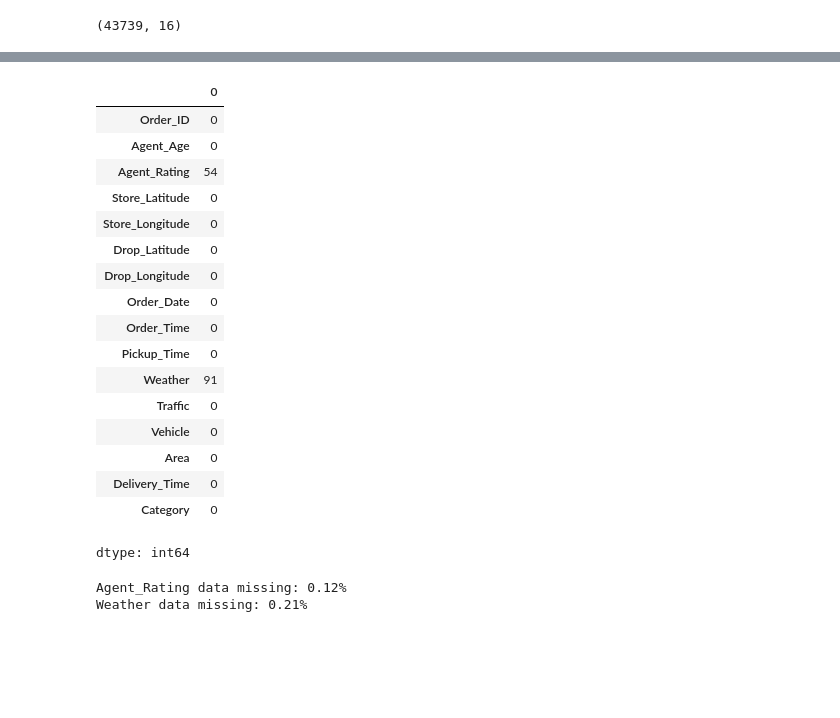
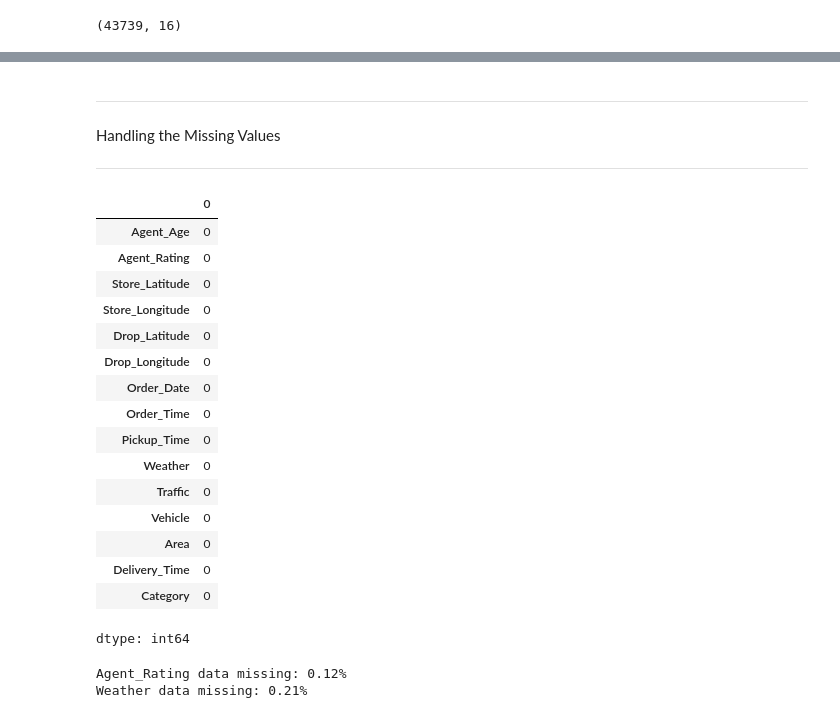
Before and after one commit to RitikDevnani/Amazon-Delivery-Time-Prediction, a Jupyter notebook: Code/for_data.ipynb, the cells around one changed output, grey strips where cells are left out. Saved outputs shown, nothing was run; the diff lists cells and outputs as text; code cells hidden in the pictures; blank space fills up the shorter version.

```diff
--- a/Code/for_data.ipynb
+++ b/Code/for_data.ipynb
@@ -74,10 +74,14 @@ dtype: int64
+# %% [markdown]
+**********
+Handling the Missing Values
+**********
 # %%
+df = df.drop(columns=['Order_ID'])
 df.isnull().sum() #to see if any missing data is present or not
 # %% [output]
 |  | 0 |
-| Order_ID | 0 |
 | Agent_Age | 0 |
-| Agent_Rating | 54 |
+| Agent_Rating | 0 |
 | Store_Latitude | 0 |
 | Store_Longitude | 0 |
 | Drop_Latitude | 0 |
@@ -85,7 +89,7 @@ df.isnull().sum() #to see if any missing data is present or not
 | Order_Date | 0 |
 | Order_Time | 0 |
 | Pickup_Time | 0 |
-| Weather | 91 |
+| Weather | 0 |
 | Traffic | 0 |
 | Vehicle | 0 |
 | Area | 0 |
```
Also changed, not shown: parts of 20 cells of this notebook.
